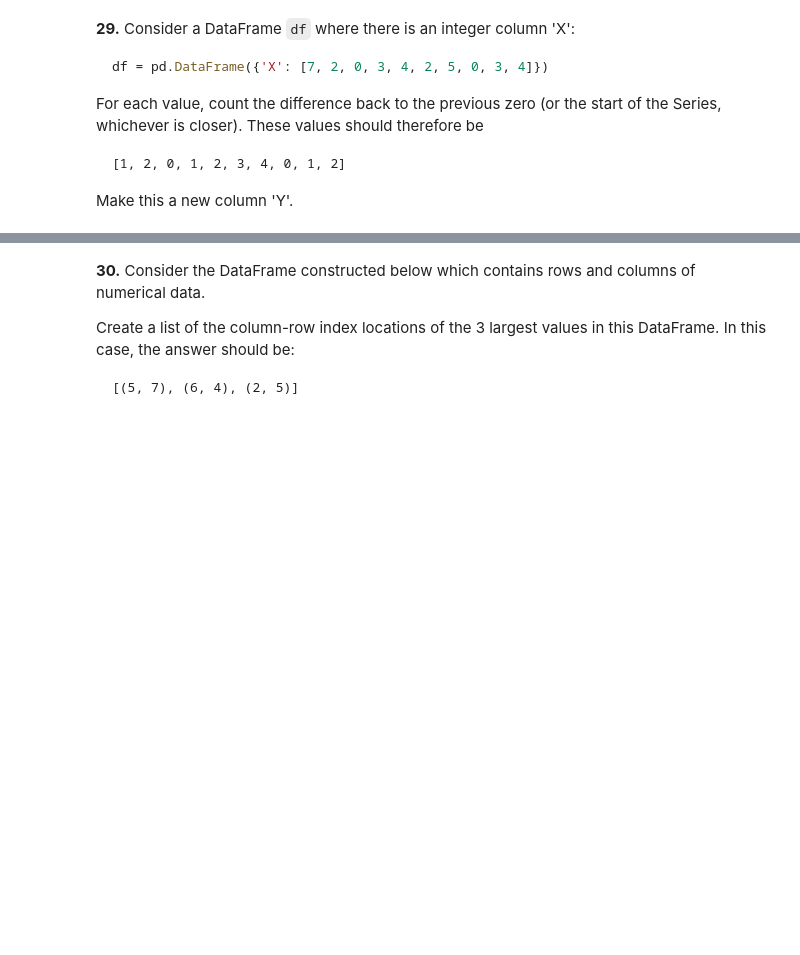
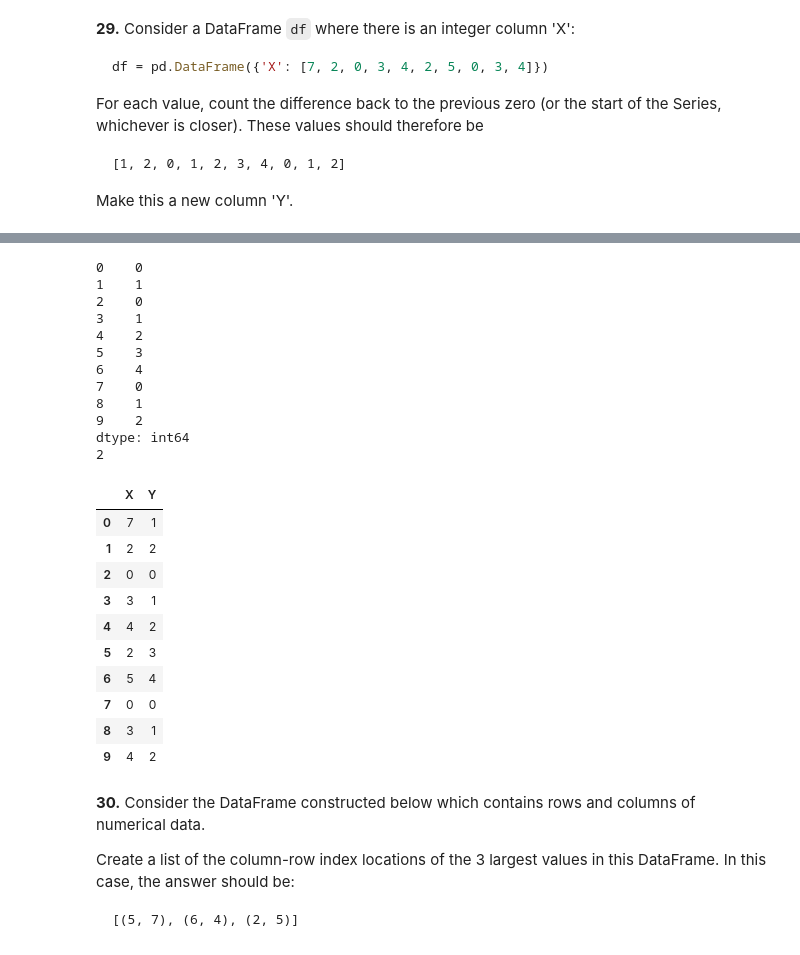
Before and after one commit to Gregory-Cooper/100-pandas-puzzles, a Jupyter notebook: 100-pandas-puzzles.ipynb, the cells around one changed output, grey strips where cells are left out. Cells and saved outputs as stored; diff of their text form; code cells hidden in the pictures; blank space fills up the shorter version.

```diff
--- a/100-pandas-puzzles.ipynb
+++ b/100-pandas-puzzles.ipynb
@@ -519,3 +548,37 @@ Make this a new column 'Y'.
+# %%
+df = pd.DataFrame({'X': [7, 2, 0, 3, 4, 2, 5, 0, 3, 4]})
+
+df['Y'] = df.groupby((df['X'] == 0).cumsum()).cumcount()
+print(df.groupby((df['X'] == 0).cumsum()).cumcount())
+# We're off by one before we reach the first zero.
+first_zero_idx = (df['X'] == 0).idxmax()
+print(first_zero_idx)
+df['Y'].iloc[0:first_zero_idx] += 1
+df
+# %% [output]
+0    0
+1    1
+2    0
+3    1
+4    2
+5    3
+6    4
+7    0
+8    1
+9    2
+dtype: int64
+2
+|  | X | Y |
+| 0 | 7 | 1 |
+| 1 | 2 | 2 |
+| 2 | 0 | 0 |
+| 3 | 3 | 1 |
+| 4 | 4 | 2 |
+| 5 | 2 | 3 |
+| 6 | 5 | 4 |
+| 7 | 0 | 0 |
+| 8 | 3 | 1 |
+| 9 | 4 | 2 |
 # %% [markdown]
 **30.** Consider the DataFrame constructed below which contains rows and columns of numerical data.
 
```
Also changed, not shown: parts of 10 cells of this notebook.
